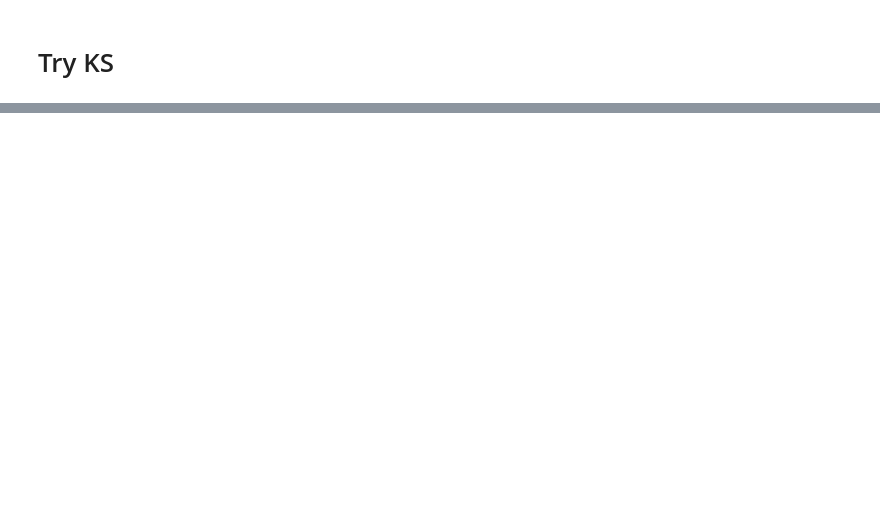
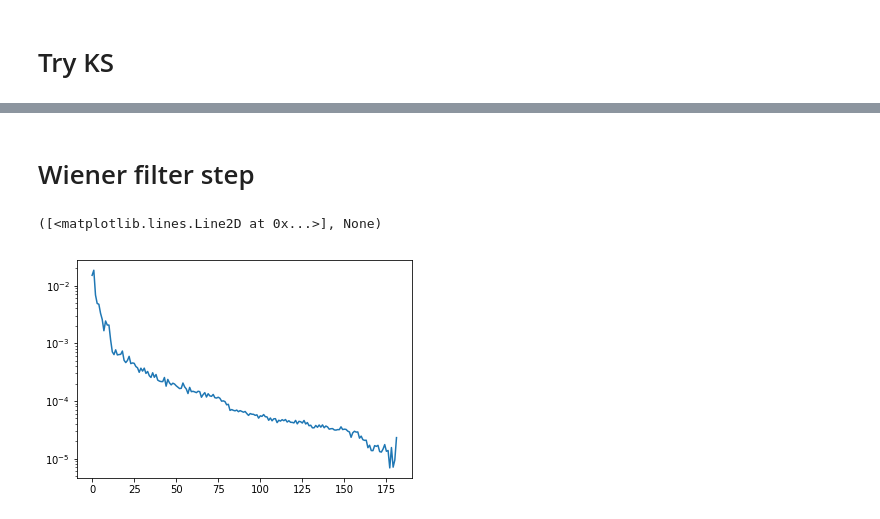
Before and after one commit to NiallJeffrey/DeepMass, a Jupyter notebook: picola_training.ipynb, the cells around one changed output, grey strips where cells are left out. Drawn from its saved outputs; the diff is of its cells as text; code cells hidden in the pictures; blank space fills up the shorter version.

```diff
--- a/picola_training.ipynb
+++ b/picola_training.ipynb
@@ -290,0 +384,2 @@ _ = plt.imshow(patch_smoothed*sv_mask, origin='lower'), plt.colorbar()
+# %% [markdown]
+# Wiener filter step
@@ -290,0 +391,5 @@ _ = plt.imshow(patch_smoothed*sv_mask, origin='lower'), plt.colorbar()
+# %%
+plt.plot(power_empirical), plt.yscale('log')
+# %% [output]
+([<matplotlib.lines.Line2D at 0x...>], None)
+[figure, added]
```
Also changed, not shown: parts of 25 cells of this notebook.
